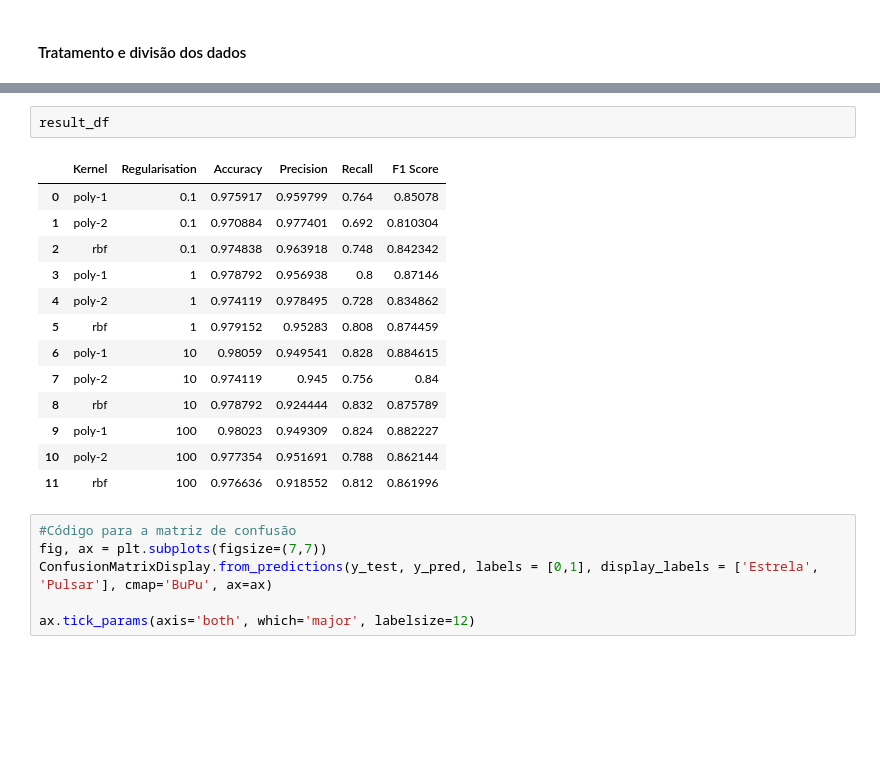
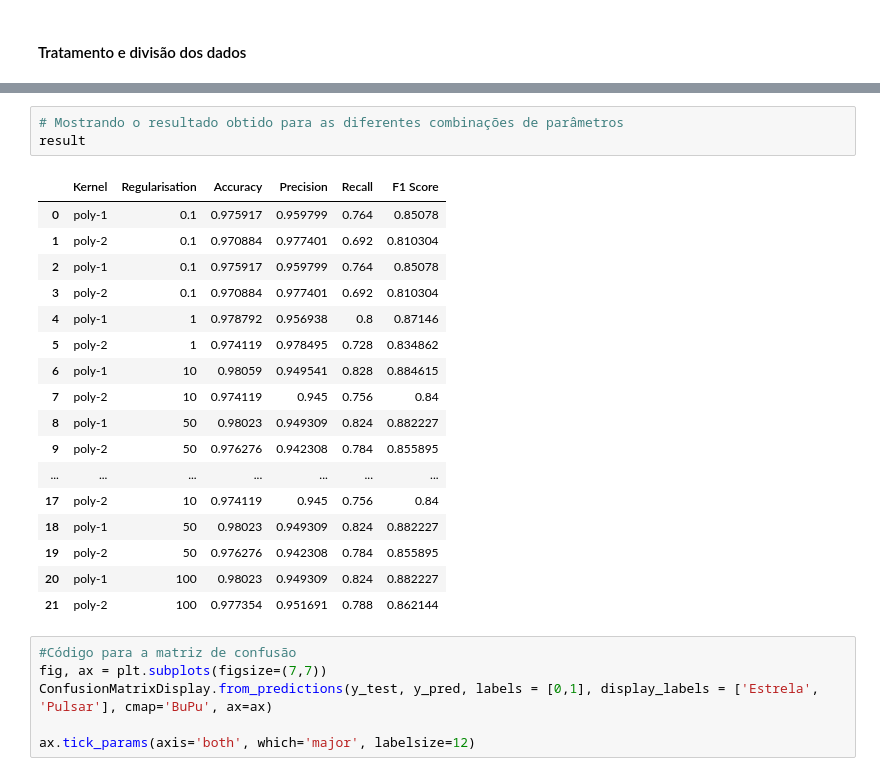
Before and after one commit to rubity/tratamentoDados, a Jupyter notebook: Módulo 3/PulsarDetect.ipynb, the cells around one changed output, grey strips where cells are left out. Cells and saved outputs as stored; diff of their text form; blank space fills up the shorter version.

```diff
--- a/Módulo 3/PulsarDetect.ipynb
+++ b/Módulo 3/PulsarDetect.ipynb
@@ -140,19 +182,24 @@ for c in regularisations :
-# %%
-result_df
-# %% [output]
-|  | Kernel | Regularisation | Accuracy | Precision | Recall | F1 Score |
-| 0 | poly-1 | 0.1 | 0.975917 | 0.959799 | 0.764 | 0.85078 |
-| 1 | poly-2 | 0.1 | 0.970884 | 0.977401 | 0.692 | 0.810304 |
-| 2 | rbf | 0.1 | 0.974838 | 0.963918 | 0.748 | 0.842342 |
-| 3 | poly-1 | 1 | 0.978792 | 0.956938 | 0.8 | 0.87146 |
-| 4 | poly-2 | 1 | 0.974119 | 0.978495 | 0.728 | 0.834862 |
-| 5 | rbf | 1 | 0.979152 | 0.95283 | 0.808 | 0.874459 |
-| 6 | poly-1 | 10 | 0.98059 | 0.949541 | 0.828 | 0.884615 |
-| 7 | poly-2 | 10 | 0.974119 | 0.945 | 0.756 | 0.84 |
-| 8 | rbf | 10 | 0.978792 | 0.924444 | 0.832 | 0.875789 |
-| 9 | poly-1 | 100 | 0.98023 | 0.949309 | 0.824 | 0.882227 |
-| 10 | poly-2 | 100 | 0.977354 | 0.951691 | 0.788 | 0.862144 |
-| 11 | rbf | 100 | 0.976636 | 0.918552 | 0.812 | 0.861996 |
+# %%
+# Mostrando o resultado obtido para as diferentes combinações de parâmetros
+result
+# %% [output]
+|  | Kernel | Regularisation | Accuracy | Precision | Recall | F1 Score |
+| 0 | poly-1 | 0.1 | 0.975917 | 0.959799 | 0.764 | 0.85078 |
+| 1 | poly-2 | 0.1 | 0.970884 | 0.977401 | 0.692 | 0.810304 |
+| 2 | poly-1 | 0.1 | 0.975917 | 0.959799 | 0.764 | 0.85078 |
+| 3 | poly-2 | 0.1 | 0.970884 | 0.977401 | 0.692 | 0.810304 |
+| 4 | poly-1 | 1 | 0.978792 | 0.956938 | 0.8 | 0.87146 |
+| 5 | poly-2 | 1 | 0.974119 | 0.978495 | 0.728 | 0.834862 |
+| 6 | poly-1 | 10 | 0.98059 | 0.949541 | 0.828 | 0.884615 |
+| 7 | poly-2 | 10 | 0.974119 | 0.945 | 0.756 | 0.84 |
+| 8 | poly-1 | 50 | 0.98023 | 0.949309 | 0.824 | 0.882227 |
+| 9 | poly-2 | 50 | 0.976276 | 0.942308 | 0.784 | 0.855895 |
+| ... | ... | ... | ... | ... | ... | ... |
+| 17 | poly-2 | 10 | 0.974119 | 0.945 | 0.756 | 0.84 |
+| 18 | poly-1 | 50 | 0.98023 | 0.949309 | 0.824 | 0.882227 |
+| 19 | poly-2 | 50 | 0.976276 | 0.942308 | 0.784 | 0.855895 |
+| 20 | poly-1 | 100 | 0.98023 | 0.949309 | 0.824 | 0.882227 |
+| 21 | poly-2 | 100 | 0.977354 | 0.951691 | 0.788 | 0.862144 |
 # %%
 #Código para a matriz de confusão
 fig, ax = plt.subplots(figsize=(7,7))
```
Also changed, not shown: parts of 25 cells of this notebook, 1 other file.
